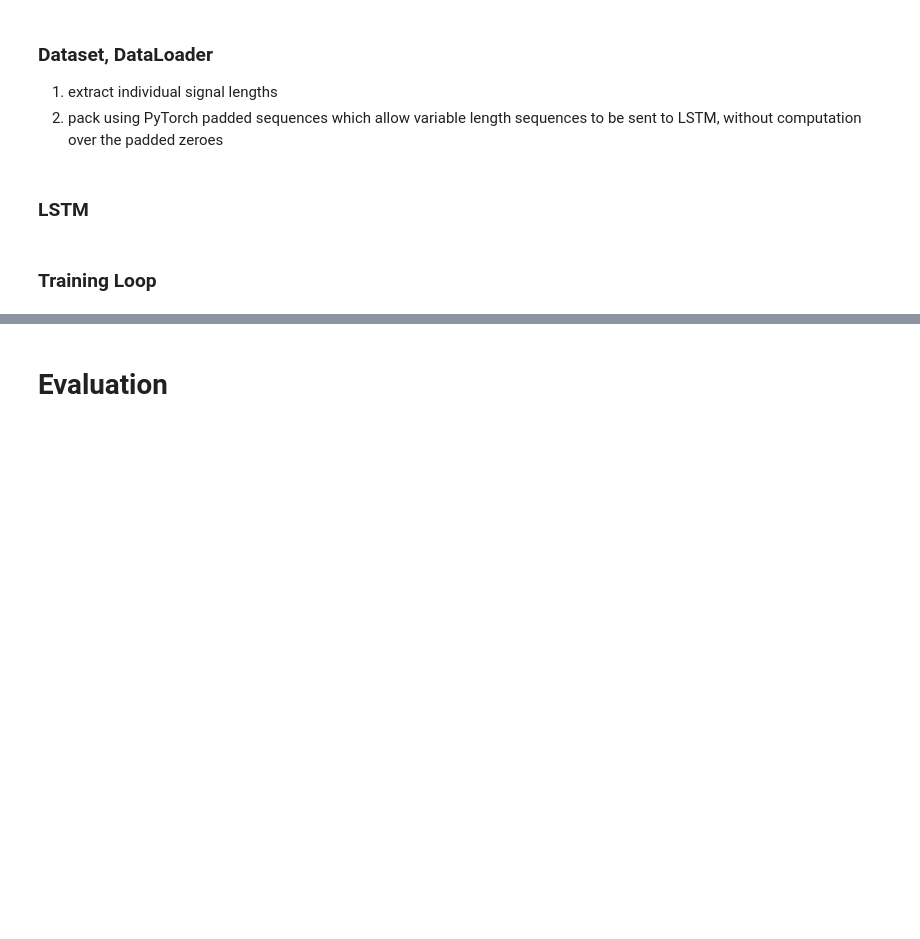
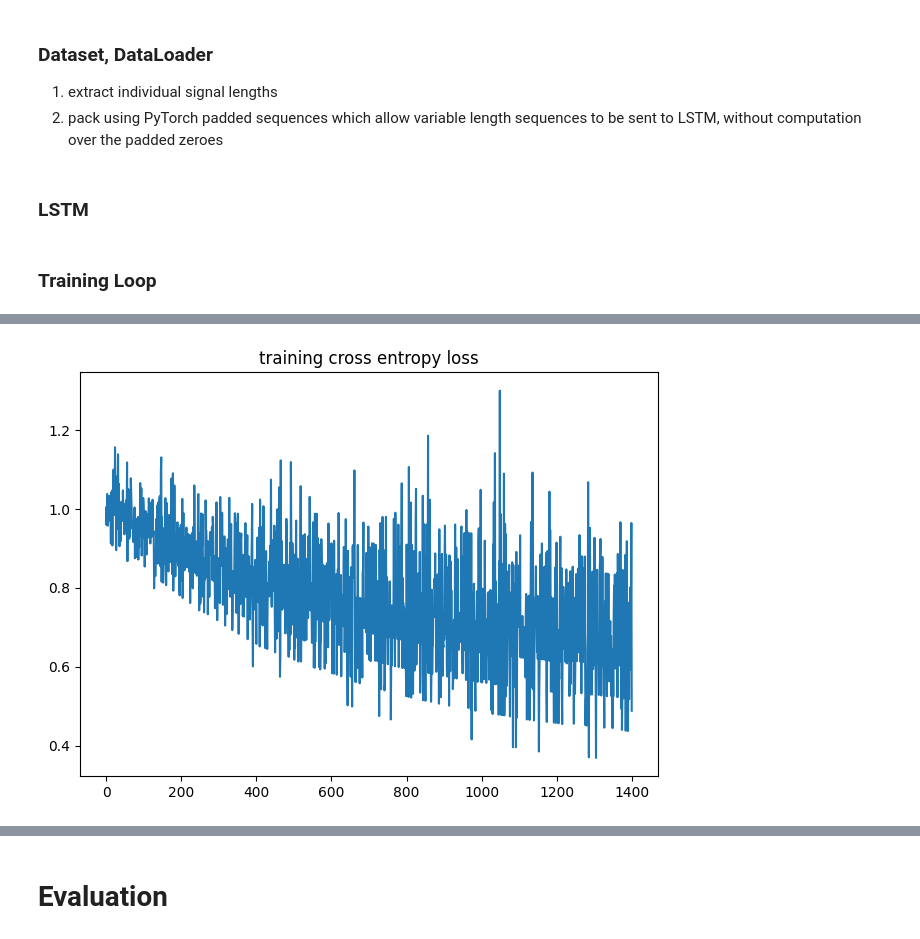
Before and after one commit to kmazurczyk/power-grid-time-series-classification, a Jupyter notebook: models/LSTM-RNN.ipynb, the cells around one changed output, grey strips where cells are left out. Saved outputs shown, nothing was run; the diff lists cells and outputs as text; code cells hidden in the pictures; blank space fills up the shorter version.

Commit message:
LSTM training loop

```diff
--- a/models/LSTM-RNN.ipynb
+++ b/models/LSTM-RNN.ipynb
@@ -34,8 +34,8 @@ torch.manual_seed(random_seed)
 # %% [markdown]
 ### Load Data
 # %%
-# csv_file = load_data.combined_csv
-csv_file = load_data.combined_sample_csv
+csv_file = load_data.combined_csv
+# csv_file = load_data.combined_sample_csv
 
 if os.path.exists(csv_file):
     pass
@@ -82,11 +82,12 @@ X_train[X_features], X_test[X_features] = scl.transform(X_train[X_features]), sc
 * Label Encode Y Classes
 * Because we will use zero padding we use a custom label encoder
 # %%
-# enc = LabelEncoder()
-enc = NonZeroLabelEncoder()
+enc = LabelEncoder()
+# enc = NonZeroLabelEncoder()
 
 enc.fit(y_train)
 y_train, y_test = enc.transform(y_train), enc.transform(y_test)
 
-print(enc.mappings)
+y_class_encodings = [i for (i, c) in tuple(enumerate(enc.classes_))]
+y_class_encodings
 # %% [output]
@@ -97,7 +98,7 @@ print(enc.mappings)
 1. extract individual signal lengths
 2. pack using PyTorch padded sequences which allow variable length sequences to be sent to LSTM, without computation over the padded zeroes
 # %%
-y_class_encodings = enc.encodings
+y_class_encodings = [i for (i, c) in tuple(enumerate(enc.classes_))]
 k_classes = len(y_class_encodings)
 x_train_vectors, x_test_vectors, y_train_vectors, y_test_vectors = [],[],[],[]
 
@@ -112,13 +113,13 @@ for encoding in y_class_encodings:
         s = X_train_filt.loc[X_train_filt['sample_id'] == sample,X_features]
         x_train_vectors += [torch.tensor(s.to_numpy(),dtype=torch.float)]
         # y_train_vectors += [torch.tensor(np.full(shape=(len(s),),fill_value=encoding),dtype=torch.float)]
-        y_train_vectors += [torch.tensor(np.array([encoding]),dtype=torch.float)]
+        y_train_vectors += [torch.tensor(np.full((1,),fill_value=encoding),dtype=torch.long)]
 
     for sample in test_samples:
         s = X_test_filt.loc[X_test_filt['sample_id'] == sample,X_features]
         x_test_vectors += [torch.tensor(s.to_numpy(),dtype=torch.float)]
         # y_test_vectors += [torch.tensor(np.full(shape=(len(s),),fill_value=encoding),dtype=torch.float)]
-        y_test_vectors += [torch.tensor(np.array([encoding]),dtype=torch.float)]
+        y_test_vectors += [torch.tensor(np.full((1,),fill_value=encoding),dtype=torch.long)]
 # %%
 # dataset
 train_dataset = SignalClassificationDataset(signals=x_train_vectors,labels=y_train_vectors)
@@ -222,0 +211,7 @@ print(category_from_output(output))
+# %%
+training_loss = [loss.detach().numpy() for loss in training_loss]
+plt.plot(training_loss)
+plt.title('training cross entropy loss')
+plt.tight_layout()
+# %% [output]
+[figure, added]
```
Also changed, not shown: parts of 11 cells of this notebook, 2 other files.
